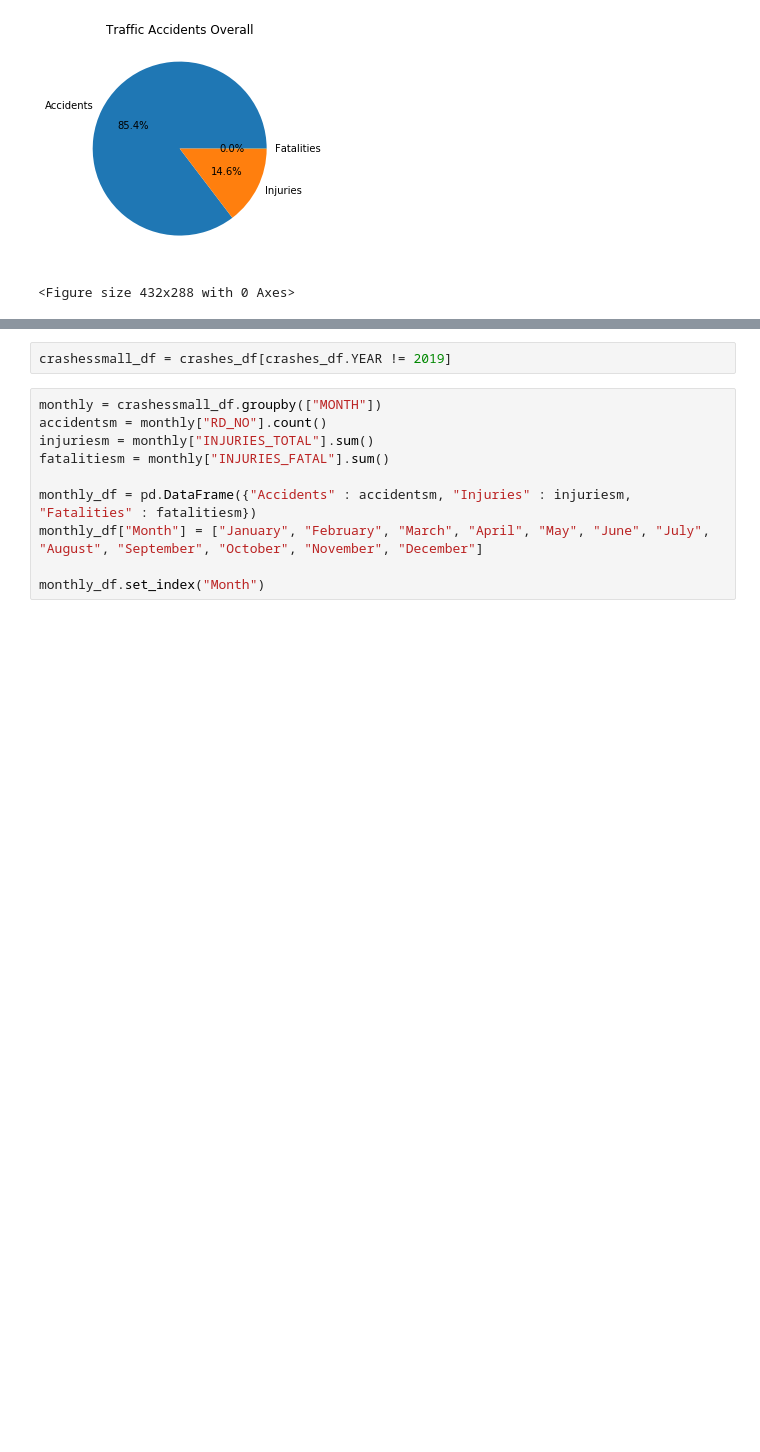
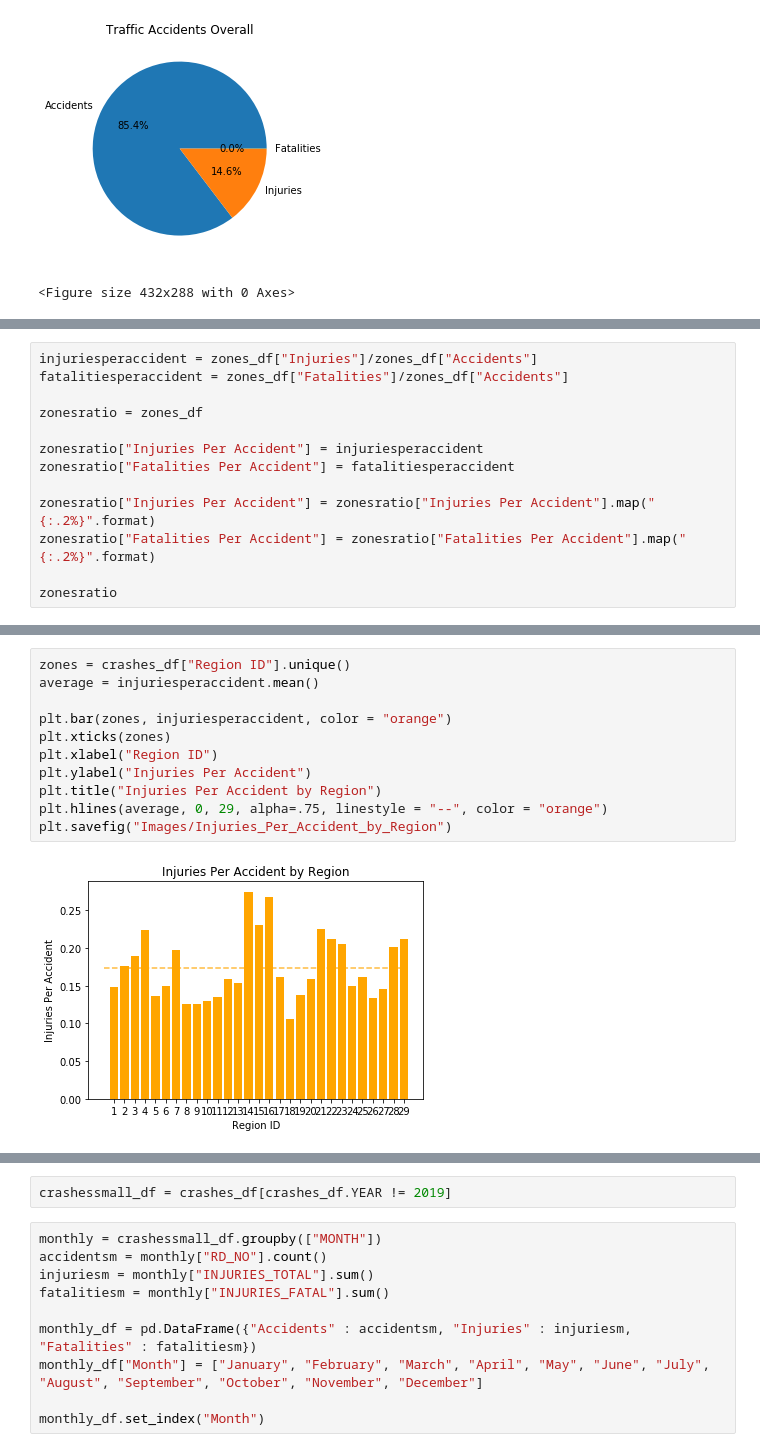
Before and after one commit to emharen/Project-One, a Jupyter notebook: CrashDataGraphs.ipynb, the cells around one changed output, grey strips where cells are left out. Drawn from its saved outputs; the diff is of its cells as text; blank space fills up the shorter version.

```diff
--- a/CrashDataGraphs.ipynb
+++ b/CrashDataGraphs.ipynb
@@ -82,3 +83,16 @@ zones_df
 | 27 | 2660 | 468.0 | 10.0 |
 | 28 | 1819 | 409.0 | 9.0 |
 | 29 | 4850 | 707.0 | 1.0 |
+# %%
+injuriesperaccident = zones_df["Injuries"]/zones_df["Accidents"]
+fatalitiesperaccident = zones_df["Fatalities"]/zones_df["Accidents"]
+
+zonesratio = zones_df
+
+zonesratio["Injuries Per Accident"] = injuriesperaccident
+zonesratio["Fatalities Per Accident"] = fatalitiesperaccident
+
+zonesratio["Injuries Per Accident"] = zonesratio["Injuries Per Accident"].map("{:.2%}".format)
+zonesratio["Fatalities Per Accident"] = zonesratio["Fatalities Per Accident"].map("{:.2%}".format)
+
+zonesratio
@@ -93,0 +134,13 @@ plt.savefig("Images/Accidents_by_Region")
+# %%
+zones = crashes_df["Region ID"].unique()
+average = injuriesperaccident.mean()
+
+plt.bar(zones, injuriesperaccident, color = "orange")
+plt.xticks(zones)
+plt.xlabel("Region ID")
+plt.ylabel("Injuries Per Accident")
+plt.title("Injuries Per Accident by Region")
+plt.hlines(average, 0, 29, alpha=.75, linestyle = "--", color = "orange")
+plt.savefig("Images/Injuries_Per_Accident_by_Region")
+# %% [output]
+[figure, added]
```
Also changed, not shown: parts of 9 cells of this notebook, 6 other files.
